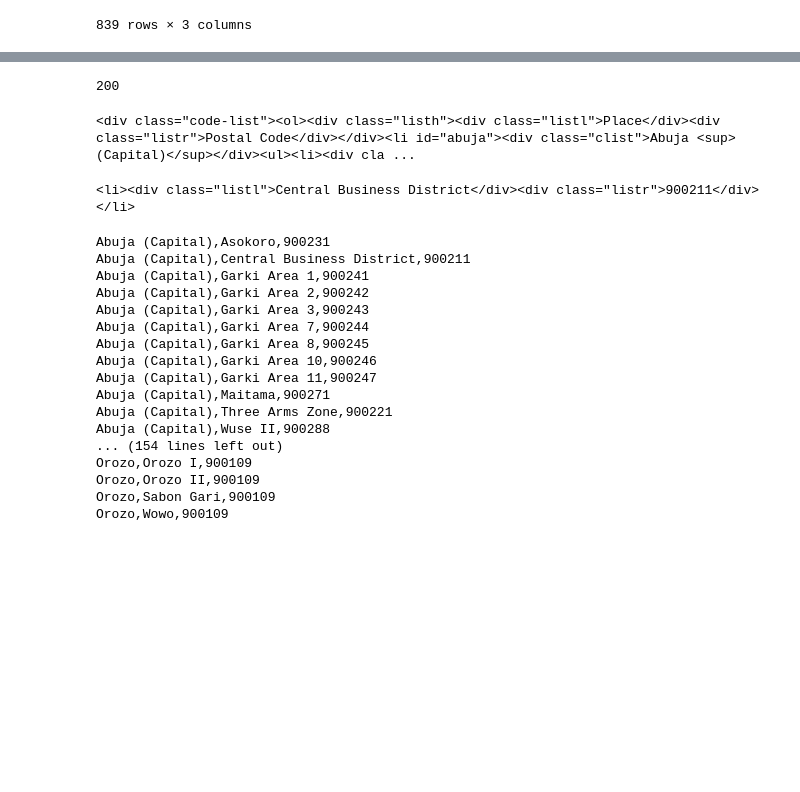
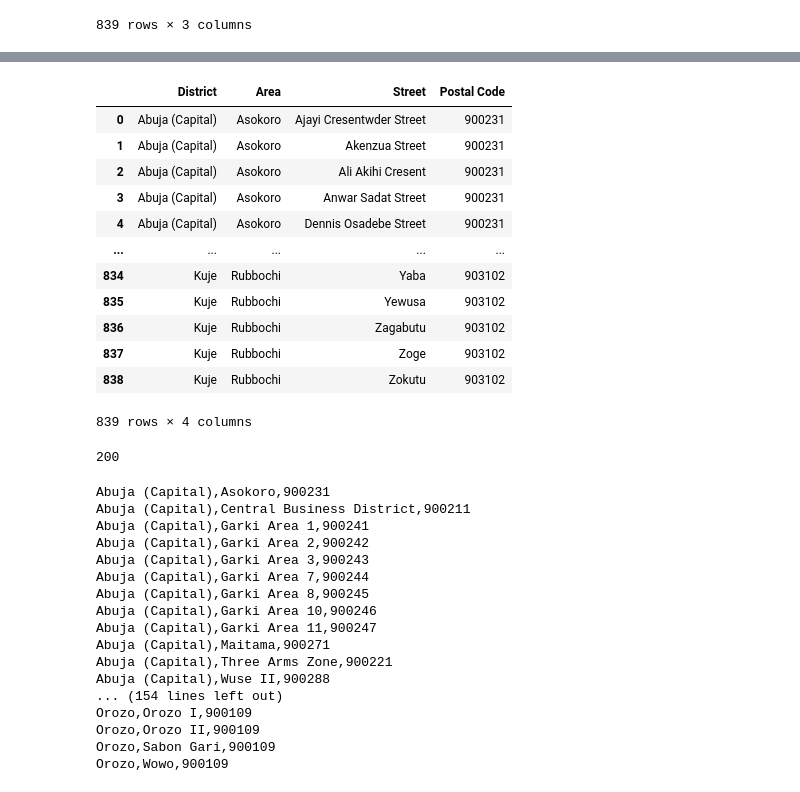
Before and after one commit to denironyx/postalcode, a Jupyter notebook: scripts/postal_code.ipynb, the cells around one changed output, grey strips where cells are left out. Cells and saved outputs as stored; diff of their text form; code cells hidden in the pictures; blank space fills up the shorter version.

Commit message:
added district for the capital city

```diff
--- a/scripts/postal_code.ipynb
+++ b/scripts/postal_code.ipynb
@@ -17,11 +17,11 @@ import requests
 from bs4 import BeautifulSoup
 # %%
 
-url_codes = ['abuja-town', 'kwali-lga', 'abaji-lga', 'bwari-lga', 'gwagwalada-lga', 'kuje-lga']
+district_codes = ['abuja-town', 'kwali-lga', 'abaji-lga', 'bwari-lga', 'gwagwalada-lga', 'kuje-lga']
 
 postal_codes_data = {}
 
-for code in url_codes:
+for code in district_codes:
 
     url = f"https://www.zipcode.com.ng/2021/08/{code}-postal-code.html"
 
@@ -141,0 +238,12 @@ with open('../data/fct-postal-codes2.json','w') as json_file:
+# %%
+merged_data = pd.merge(df[df['District'] == 'Abuja'], df_, on='Area', how='left')
+merged_data.rename(columns={'District_y': 'District'}, inplace=True)
+
+merged_data.drop(columns=['District_x'], inplace=True)
+
+merged_data = merged_data[['District', 'Area', 'Street', 'Postal Code']]
+merged_data.head()
+
+
+remaining_data = df[df['District'] != 'Abuja']
+merged_data = pd.concat([merged_data, remaining_data], ignore_index=True)
@@ -141,0 +261,3 @@ with open('../data/fct-postal-codes2.json','w') as json_file:
+# %%
+remaining_data = df[df['District'] != 'Abuja']
+merged_data = pd.concat([merged_data, remaining_data], ignore_index=True)
@@ -142,3 +269,19 @@ with open('../data/fct-postal-codes2.json','w') as json_file:
+# %%
+merged_data
+# %% [output]
+|  | District | Area | Street | Postal Code |
+| 0 | Abuja (Capital) | Asokoro | Ajayi Cresentwder Street | 900231 |
+| 1 | Abuja (Capital) | Asokoro | Akenzua Street | 900231 |
+| 2 | Abuja (Capital) | Asokoro | Ali Akihi Cresent | 900231 |
+| 3 | Abuja (Capital) | Asokoro | Anwar Sadat Street | 900231 |
+| 4 | Abuja (Capital) | Asokoro | Dennis Osadebe Street | 900231 |
+| ... | ... | ... | ... | ... |
+| 834 | Kuje | Rubbochi | Yaba | 903102 |
+| 835 | Kuje | Rubbochi | Yewusa | 903102 |
+| 836 | Kuje | Rubbochi | Zagabutu | 903102 |
+| 837 | Kuje | Rubbochi | Zoge | 903102 |
+| 838 | Kuje | Rubbochi | Zokutu | 903102 |
+839 rows × 4 columns
 # %%
 #url = "https://www.zipcode.com.ng/2019/10/akure-south-lga-postal-code.html#alagbaka"
 
@@ -160,4 +306,0 @@ postal_codes_data = {}
-# %%
-code_list_div
-# %% [output]
-<div class="code-list"><ol><div class="listh"><div class="listl">Place</div><div class="listr">Postal Code</div></div><li id="abuja"><div class="clist">Abuja <sup>(Capital)</sup></div><ul><li><div cla ...
@@ -166,4 +306,0 @@ items = code_list_div.find_all(['h3', 'li'])
-# %%
-items[2]
-# %% [output]
-<li><div class="listl">Central Business District</div><div class="listr">900211</div></li>
```
Also changed, not shown: parts of 19 cells of this notebook.
